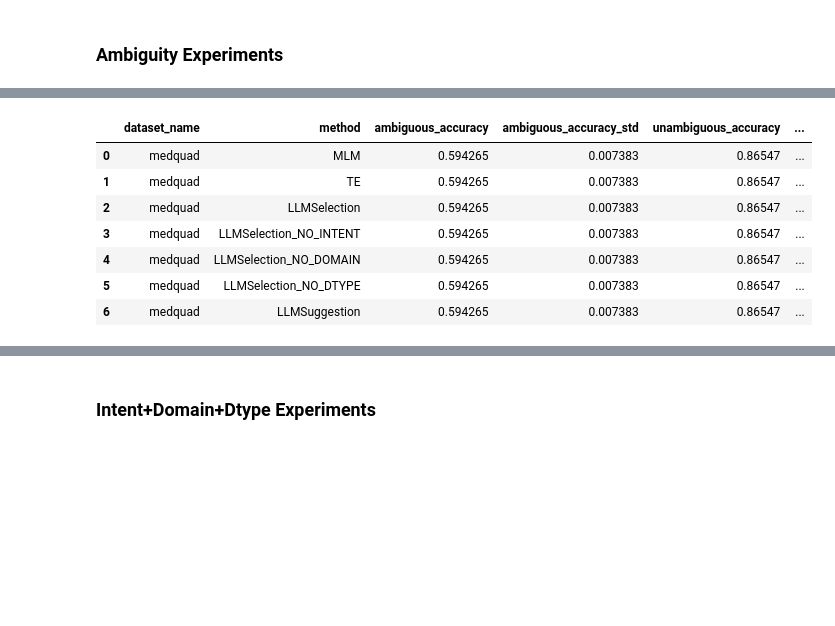
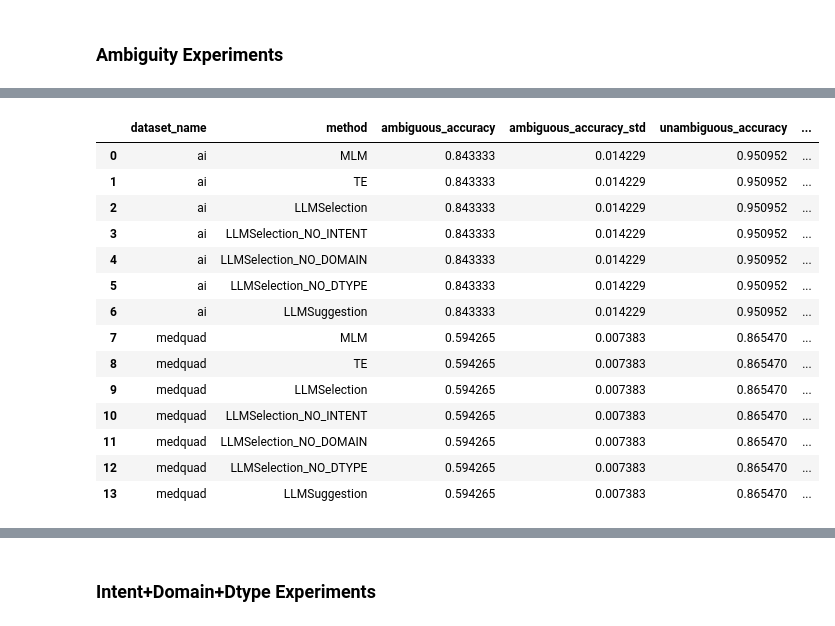
Before and after one commit to darktheorys/smartrag, a Jupyter notebook: notebooks/Scoring_and_Comparison.ipynb, the cells around one changed output, grey strips where cells are left out. Drawn from its saved outputs; the diff is of its cells as text; code cells hidden in the pictures; blank space fills up the shorter version.

```diff
--- a/notebooks/Scoring_and_Comparison.ipynb
+++ b/notebooks/Scoring_and_Comparison.ipynb
@@ -19,8 +19,8 @@ from disambiguation_methods.domain_extractor import categories
 from tqdm import tqdm
 # %%
 top_n = 10
-dataset_name = "ambiguity/medquad"
-experiment = "ambiguous+DOMAIN+Intent+Dtype+MLM+TE+LLM"
+dataset_name = "ambiguity/ai_generated"
+experiment = f"ambiguous_top{top_n}+DOMAIN+Intent+Dtype+MLM+TE+LLM"
 # experiment = "unfiltered+DOMAIN+Intent+Dtype"
 # %%
 df = pd.read_csv(f"./data/{dataset_name}_{experiment}.csv")
@@ -45,13 +65,13 @@ methods = [
 llm_name = "gpt35"
 n_runs = 4
 # %%
-for method_idx, method in enumerate(methods[6:], 6):
+for method_idx, method in enumerate(methods[2:], 2):
     for run_idx in range(n_runs):
         for df_index in tqdm(range(len(df))):
             ambiguities = QueryAmbiguation(**json.loads(df.loc[df_index, "possible_ambiguities"]))
             if "LLMSuggestion" not in method:
                 most_likely_full_forms: list[str] = json.loads(
-                    df.loc[df_index, f"{method.split("_")[0]}_most_likely_full_forms"]
+                    df.loc[df_index, f"{method.split("_")[0] if "LLM" not in method else "LLM"}_most_likely_full_forms"]
                 )
             else:
                 most_likely_full_forms: list[str] = json.loads(df.loc[df_index, f"llm_full_form_suggestions"])
@@ -221,7 +241,7 @@ eval_df = pd.DataFrame(
 )
 from glob import glob
 
-for file in glob("./data/ambiguity/*pre-eval.csv"):
+for file in glob("./data/ambiguity/*eval.csv"):
     dataset_name = file.split("_")[0].split("/")[-1]
     df = pd.read_csv(file)
     for method in methods:
@@ -281,40 +301,47 @@ for file in glob("./data/ambiguity/*pre-eval.csv"):
                                         for method_ in methods
                                     ]
                                 ]
                                 .mean()
                                 .std(),
                                 "disambiguated_accuracy": df[
                                     [
                                         f"{method}_{run_idx}_disambiguated_question_answered_by_gpt35_correct"
                                         for run_idx in range(n_runs)
                                     ]
                                 ]
                                 .mean()
                                 .mean(),
                                 "disambiguated_accuracy_std": df[
                                     [
                                         f"{method}_{run_idx}_disambiguated_question_answered_by_gpt35_correct"
                                         for run_idx in range(n_runs)
                                     ]
                                 ]
                                 .mean()
                                 .std(),
                             }
                         ]
                     ),
                 ],
                 ignore_index=True,
             )
 eval_df
 # %% [output]
 |  | dataset_name | method | ambiguous_accuracy | ambiguous_accuracy_std | unambiguous_accuracy | ... |
-| 0 | medquad | MLM | 0.594265 | 0.007383 | 0.86547 | ... |
-| 1 | medquad | TE | 0.594265 | 0.007383 | 0.86547 | ... |
-| 2 | medquad | LLMSelection | 0.594265 | 0.007383 | 0.86547 | ... |
-| 3 | medquad | LLMSelection_NO_INTENT | 0.594265 | 0.007383 | 0.86547 | ... |
-| 4 | medquad | LLMSelection_NO_DOMAIN | 0.594265 | 0.007383 | 0.86547 | ... |
-| 5 | medquad | LLMSelection_NO_DTYPE | 0.594265 | 0.007383 | 0.86547 | ... |
-| 6 | medquad | LLMSuggestion | 0.594265 | 0.007383 | 0.86547 | ... |
+| 0 | ai | MLM | 0.843333 | 0.014229 | 0.950952 | ... |
+| 1 | ai | TE | 0.843333 | 0.014229 | 0.950952 | ... |
+| 2 | ai | LLMSelection | 0.843333 | 0.014229 | 0.950952 | ... |
+| 3 | ai | LLMSelection_NO_INTENT | 0.843333 | 0.014229 | 0.950952 | ... |
+| 4 | ai | LLMSelection_NO_DOMAIN | 0.843333 | 0.014229 | 0.950952 | ... |
+| 5 | ai | LLMSelection_NO_DTYPE | 0.843333 | 0.014229 | 0.950952 | ... |
+| 6 | ai | LLMSuggestion | 0.843333 | 0.014229 | 0.950952 | ... |
+| 7 | medquad | MLM | 0.594265 | 0.007383 | 0.865470 | ... |
+| 8 | medquad | TE | 0.594265 | 0.007383 | 0.865470 | ... |
+| 9 | medquad | LLMSelection | 0.594265 | 0.007383 | 0.865470 | ... |
+| 10 | medquad | LLMSelection_NO_INTENT | 0.594265 | 0.007383 | 0.865470 | ... |
+| 11 | medquad | LLMSelection_NO_DOMAIN | 0.594265 | 0.007383 | 0.865470 | ... |
+| 12 | medquad | LLMSelection_NO_DTYPE | 0.594265 | 0.007383 | 0.865470 | ... |
+| 13 | medquad | LLMSuggestion | 0.594265 | 0.007383 | 0.865470 | ... |
 # %%
 import matplotlib.pyplot as plt
 
```
Also changed, not shown: parts of 3 cells of this notebook, 4 other files.
